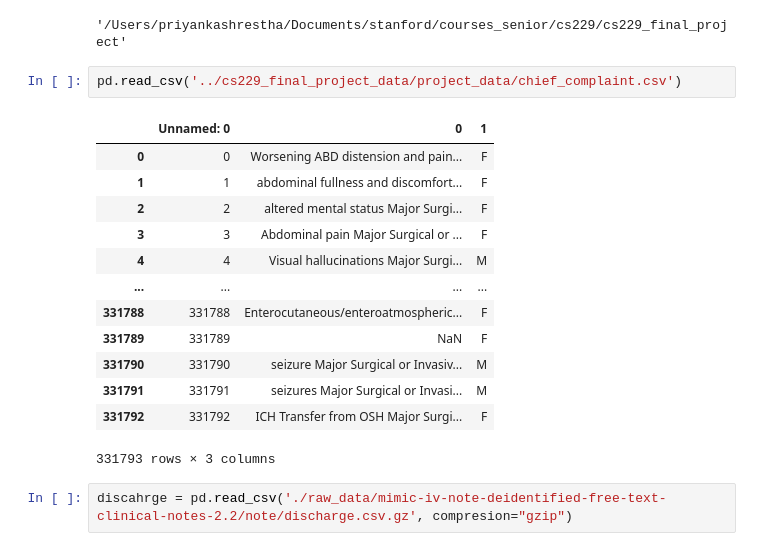
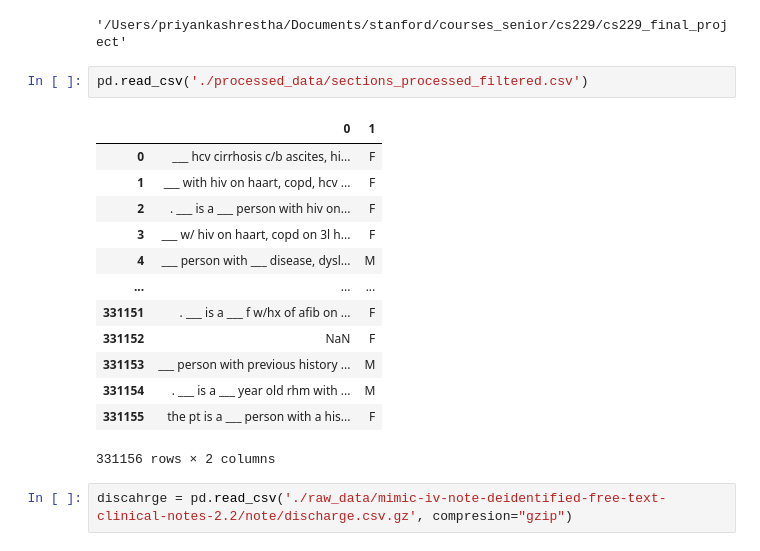
Before and after one commit to Priyankas007/CS229-Gender-Bias-Physician-Notes, a Jupyter notebook: preprocessing_final.ipynb, the cells around one changed output. Drawn from its saved outputs; the diff is of its cells as text.

```diff
--- a/preprocessing_final.ipynb
+++ b/preprocessing_final.ipynb
@@ -6,21 +6,21 @@ pwd
 # %% [output]
 '/Users/priyankashrestha/Documents/stanford/courses_senior/cs229/cs229_final_project'
 # %%
-pd.read_csv('../cs229_final_project_data/project_data/chief_complaint.csv')
+pd.read_csv('./processed_data/sections_processed_filtered.csv')
 # %% [output]
-|  | Unnamed: 0 | 0 | 1 |
-| 0 | 0 | Worsening ABD distension and pain... | F |
-| 1 | 1 | abdominal fullness and discomfort... | F |
-| 2 | 2 | altered mental status Major Surgi... | F |
-| 3 | 3 | Abdominal pain Major Surgical or ... | F |
-| 4 | 4 | Visual hallucinations Major Surgi... | M |
-| ... | ... | ... | ... |
-| 331788 | 331788 | Enterocutaneous/enteroatmospheric... | F |
-| 331789 | 331789 | NaN | F |
-| 331790 | 331790 | seizure Major Surgical or Invasiv... | M |
-| 331791 | 331791 | seizures Major Surgical or Invasi... | M |
-| 331792 | 331792 | ICH Transfer from OSH Major Surgi... | F |
+|  | 0 | 1 |
+| 0 | ___ hcv cirrhosis c/b ascites, hi... | F |
+| 1 | ___ with hiv on haart, copd, hcv ... | F |
+| 2 | . ___ is a ___ person with hiv on... | F |
+| 3 | ___ w/ hiv on haart, copd on 3l h... | F |
+| 4 | ___ person with ___ disease, dysl... | M |
+| ... | ... | ... |
+| 331151 | . ___ is a ___ f w/hx of afib on ... | F |
+| 331152 | NaN | F |
+| 331153 | ___ person with previous history ... | M |
+| 331154 | . ___ is a ___ year old rhm with ... | M |
+| 331155 | the pt is a ___ person with a his... | F |
-331793 rows × 3 columns
+331156 rows × 2 columns
 # %%
 discahrge = pd.read_csv('./raw_data/mimic-iv-note-deidentified-free-text-clinical-notes-2.2/note/discharge.csv.gz', compresion="gzip")
 # %%
```
Also changed, not shown: 2 other files.
